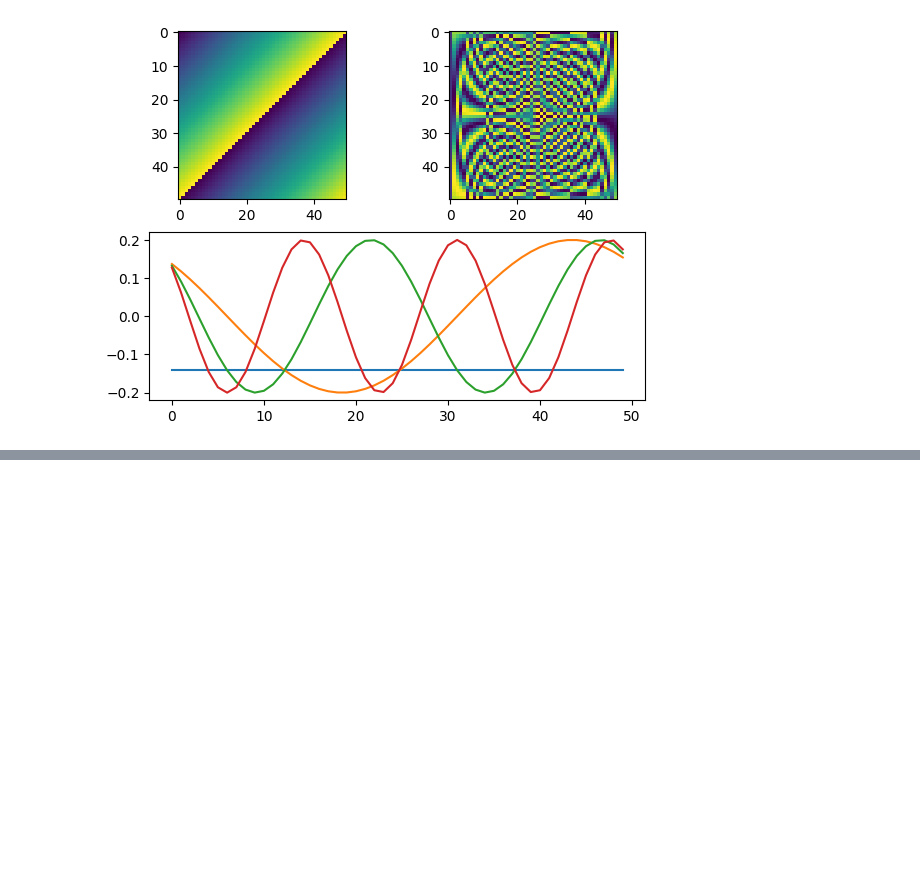
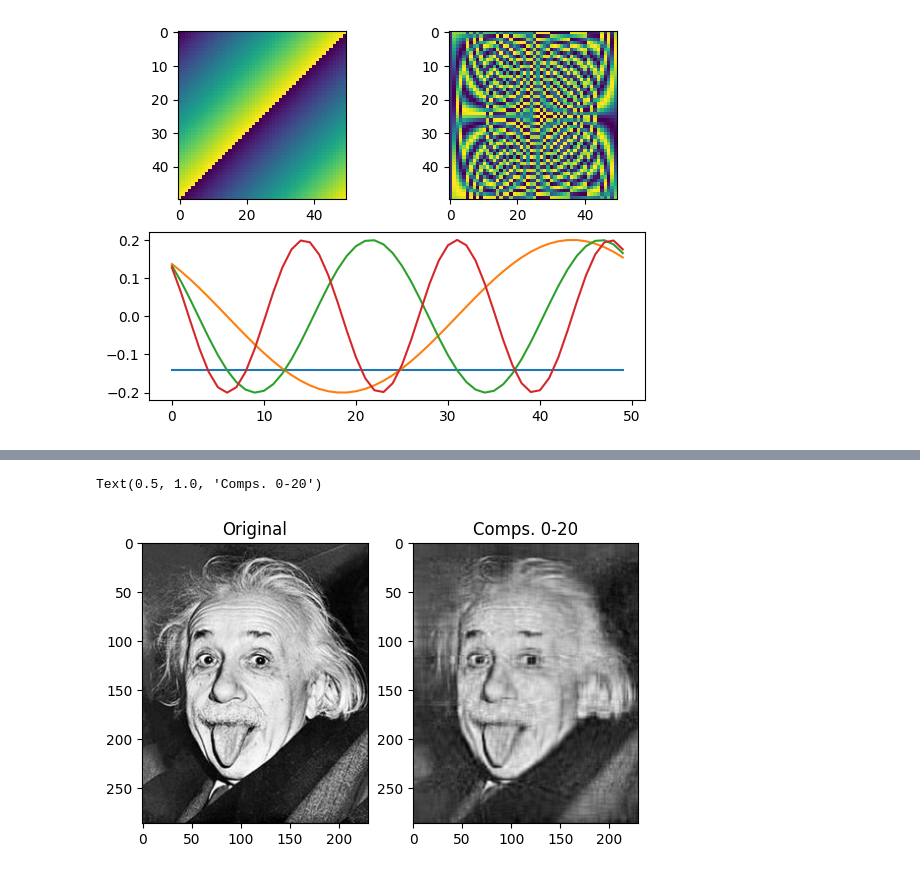
Before and after one commit to roykim0823/Python, a Jupyter notebook: linearAlgebra/mikexcohen/0_books.ipynb, the cells around one changed output, grey strips where cells are left out. Drawn from its saved outputs; the diff is of its cells as text; code cells hidden in the pictures; blank space fills up the shorter version.

```diff
--- a/linearAlgebra/mikexcohen/0_books.ipynb
+++ b/linearAlgebra/mikexcohen/0_books.ipynb
@@ -1017,0 +1121,28 @@ plt.plot(V[:, :4])
+# %%
+# 16.11, 14, code change in condition number
+# 16.13 Reconstruct an image using components 1-20
+
+import numpy as np
+import matplotlib.pyplot as plt
+from imageio import imread
+pic = imread('https://upload.wikimedia.org/wikipedia/en/8/86/Einstein_tongue.jpg')
+np.array(pic, dtype=float)
+
+U,s,V = np.linalg.svd(pic)
+S = np.zeros(pic.shape)
+
+for i in range(len(s)):
+    S[i, i] = s[i]
+
+comps = slice(0, 21)
+lowrank = U[:,comps]@S[comps,comps]@V[comps,:]
+
+plt.subplot(1,2,1)
+plt.imshow(pic, cmap='gray')
+plt.title('Original')
+plt.subplot(1,2,2)
+plt.imshow(lowrank, cmap='gray')
+plt.title('Comps. %g-%g' % (comps.start, comps.stop-1))
+# %% [output]
+Text(0.5, 1.0, 'Comps. 0-20')
+[figure, added]
```
Also changed, not shown: parts of 6 cells of this notebook, 10 other files.
